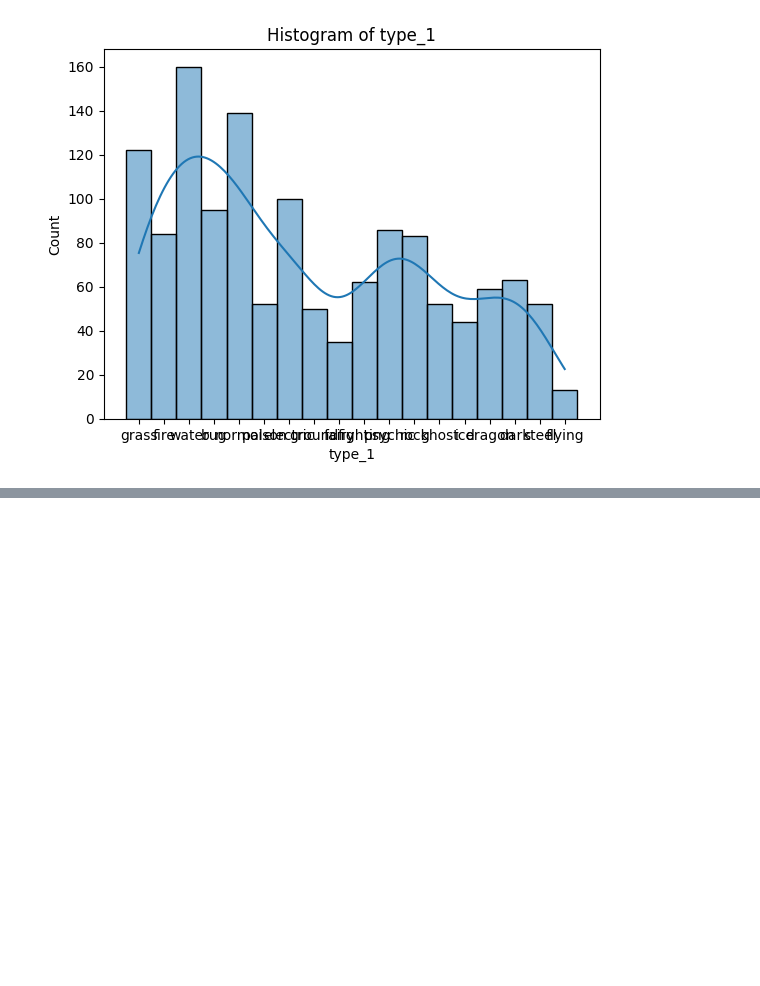
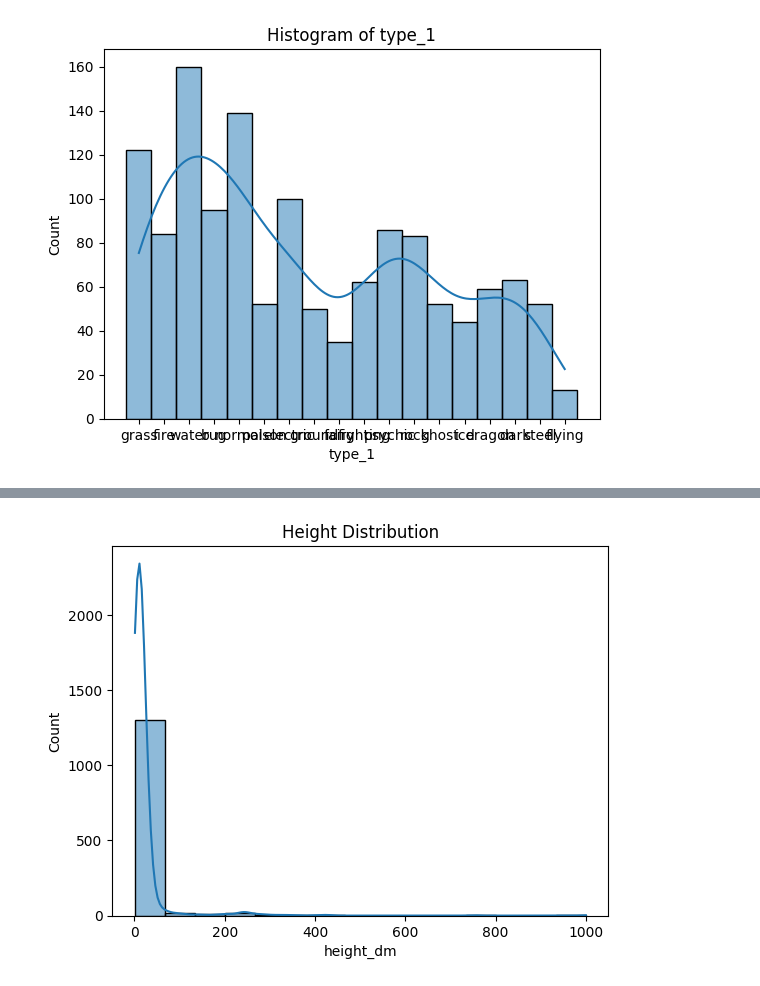
Before and after one commit to AnandJL/Exit-Test-ICT, a Jupyter notebook: Exit_test_Anand_JL.ipynb, the cells around one changed output, grey strips where cells are left out. Saved outputs shown, nothing was run; the diff lists cells and outputs as text; code cells hidden in the pictures; blank space fills up the shorter version.

```diff
--- a/Exit_test_Anand_JL.ipynb
+++ b/Exit_test_Anand_JL.ipynb
@@ -120,0 +141,6 @@ sns.histplot(data=df, x='type_1', kde=True)
+# %%
+sns.histplot(df['height_dm'], kde=True,bins=15)
+plt.title('Height Distribution')
+plt.show()
+# %% [output]
+[figure, added]
```
Also changed, not shown: parts of 42 cells of this notebook.
